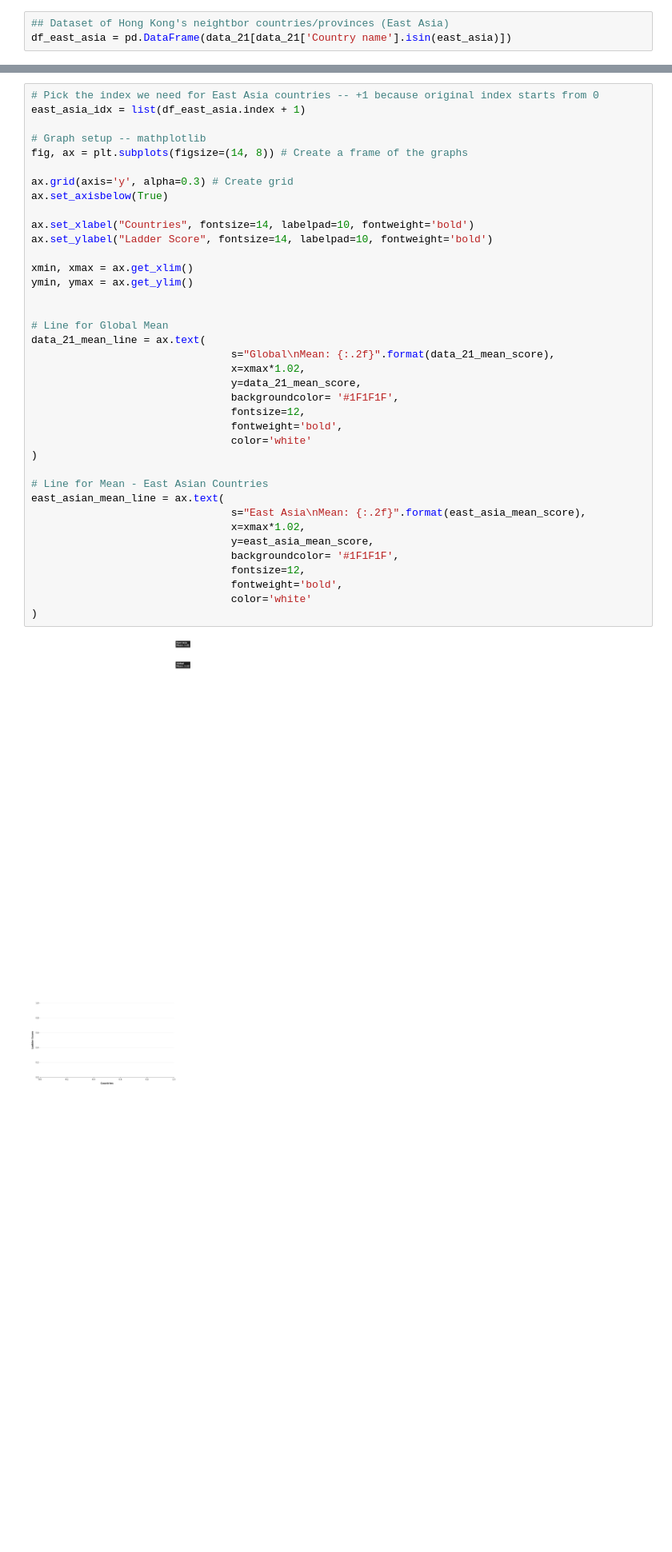
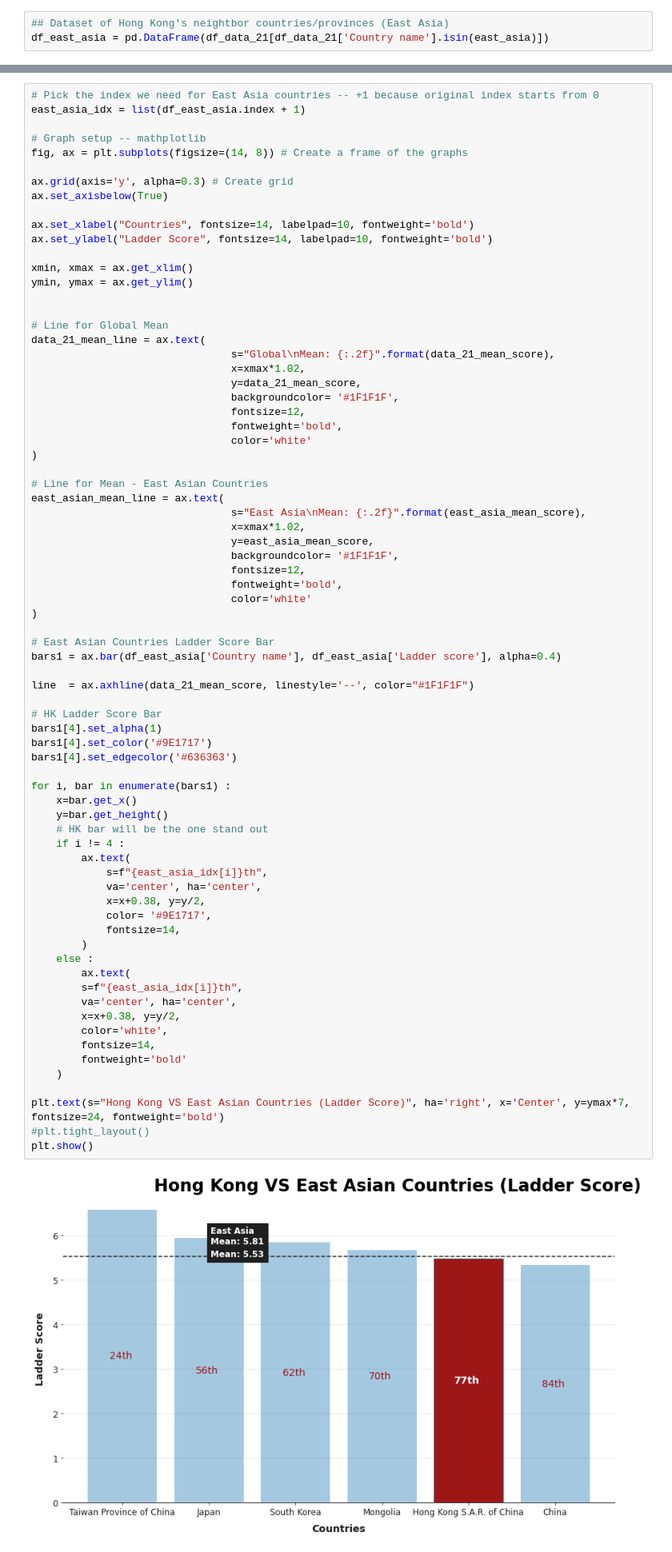
Before and after one commit to joeyfungsy/HongKong_Happiness, a Jupyter notebook: Hong Kong Happiness Report 2021.ipynb, the cells around one changed output, grey strips where cells are left out. Shown at 80% size. Drawn from its saved outputs; the diff is of its cells as text; blank space fills up the shorter version.

```diff
--- a/Hong Kong Happiness Report 2021.ipynb
+++ b/Hong Kong Happiness Report 2021.ipynb
@@ -52,3 +50,3 @@ east_asia = df_data_21[df_data_21['Regional indicator'] == "East Asia"]['Country
 # %%
 ## Dataset of Hong Kong's neightbor countries/provinces (East Asia)
-df_east_asia = pd.DataFrame(data_21[data_21['Country name'].isin(east_asia)])
+df_east_asia = pd.DataFrame(df_data_21[df_data_21['Country name'].isin(east_asia)])
@@ -163,31 +155,67 @@ ax.set_axisbelow(True)
 
 ax.set_xlabel("Countries", fontsize=14, labelpad=10, fontweight='bold')
 ax.set_ylabel("Ladder Score", fontsize=14, labelpad=10, fontweight='bold')
 
 xmin, xmax = ax.get_xlim()
 ymin, ymax = ax.get_ylim()
 
 
 # Line for Global Mean
 data_21_mean_line = ax.text(
                                 s="Global\nMean: {:.2f}".format(data_21_mean_score),
                                 x=xmax*1.02,
                                 y=data_21_mean_score,
                                 backgroundcolor= '#1F1F1F',
                                 fontsize=12,
                                 fontweight='bold',
                                 color='white'
 )
 
 # Line for Mean - East Asian Countries
 east_asian_mean_line = ax.text(
                                 s="East Asia\nMean: {:.2f}".format(east_asia_mean_score),
                                 x=xmax*1.02,
                                 y=east_asia_mean_score,
                                 backgroundcolor= '#1F1F1F',
                                 fontsize=12,
                                 fontweight='bold',
                                 color='white'
 )
+
+# East Asian Countries Ladder Score Bar
+bars1 = ax.bar(df_east_asia['Country name'], df_east_asia['Ladder score'], alpha=0.4)
+
+line  = ax.axhline(data_21_mean_score, linestyle='--', color="#1F1F1F")
+
+# HK Ladder Score Bar
+bars1[4].set_alpha(1)
+bars1[4].set_color('#9E1717')
+bars1[4].set_edgecolor('#636363')
+
+for i, bar in enumerate(bars1) :
+    x=bar.get_x()
+    y=bar.get_height()
+    # HK bar will be the one stand out
+    if i != 4 :
+        ax.text(
+            s=f"{east_asia_idx[i]}th",
+            va='center', ha='center',
+            x=x+0.38, y=y/2,
+            color= '#9E1717',
+            fontsize=14,
+        )
+    else :
+        ax.text(
+        s=f"{east_asia_idx[i]}th",
+        va='center', ha='center',
+        x=x+0.38, y=y/2,
+        color='white',
+        fontsize=14,
+        fontweight='bold'
+    )
+
+plt.text(s="Hong Kong VS East Asian Countries (Ladder Score)", ha='right', x='Center', y=ymax*7, fontsize=24, fontweight='bold')
+#plt.tight_layout()
+plt.show()
 # %% [output]
-[figure, old version]
+[figure, new version]
```
Also changed, not shown: parts of 13 cells of this notebook, 2 other files.
